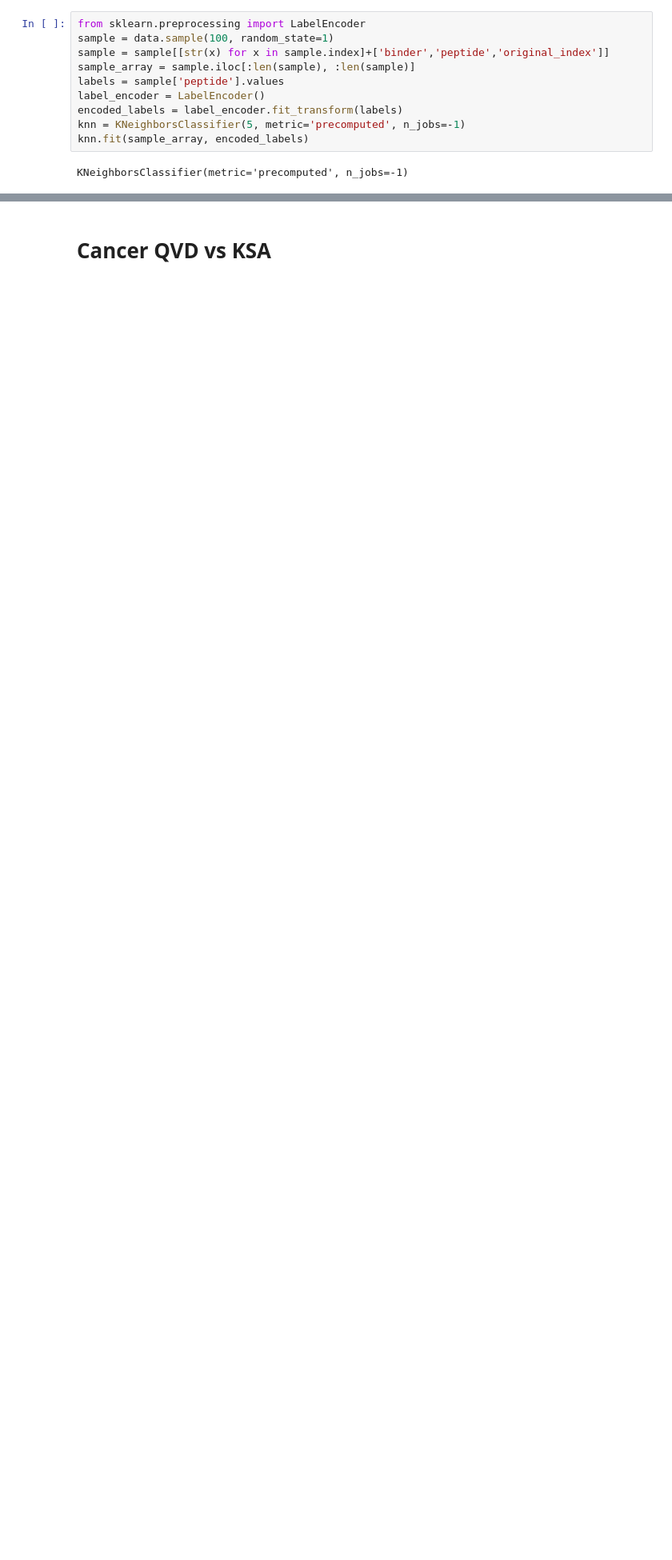
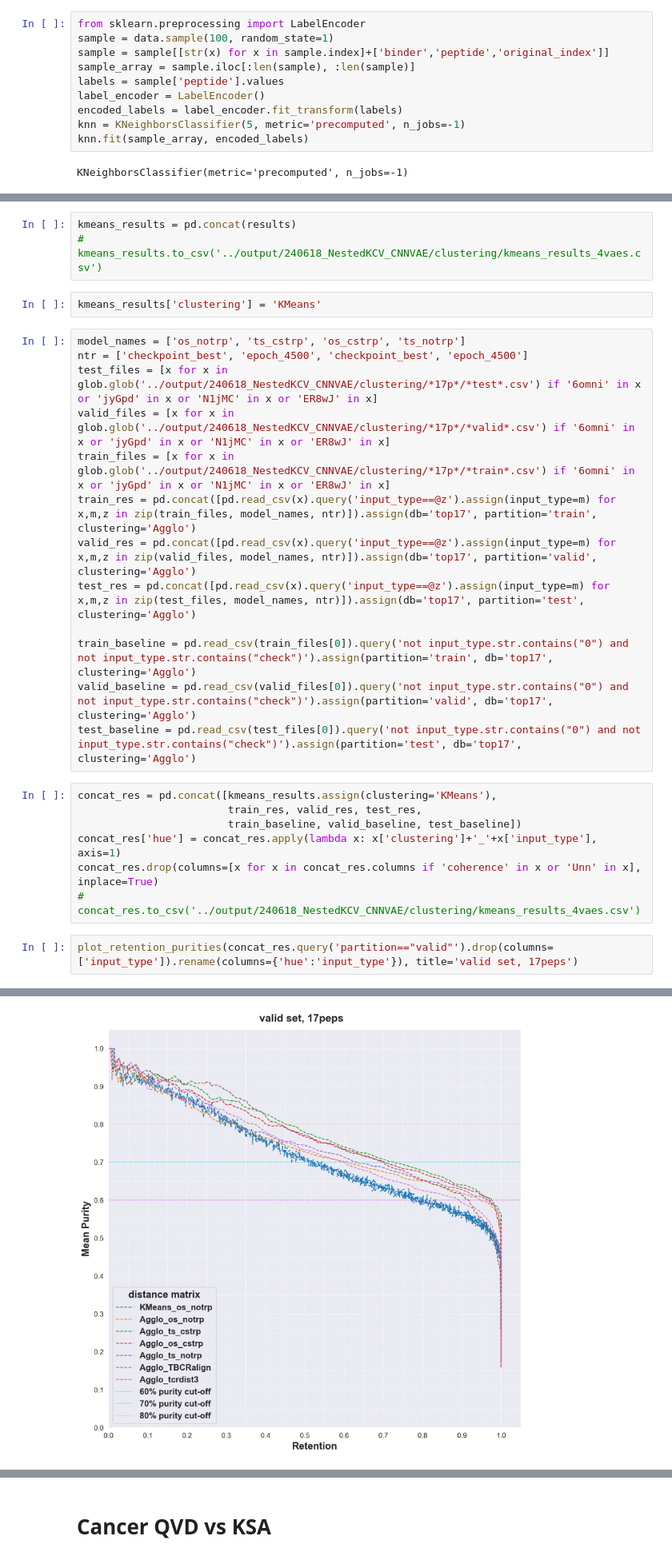
Before and after one commit to richieYT-wan/tclustr, a Jupyter notebook: notebooks/240916_extra_experiments.ipynb, the cells around one changed output, grey strips where cells are left out. Shown at 80% size. Cells and saved outputs as stored; diff of their text form; blank space fills up the shorter version.

```diff
--- a/notebooks/240916_extra_experiments.ipynb
+++ b/notebooks/240916_extra_experiments.ipynb
@@ -210,0 +424,28 @@ def get_knn_rp(k, data
+# %%
+kmeans_results = pd.concat(results)
+# kmeans_results.to_csv('../output/240618_NestedKCV_CNNVAE/clustering/kmeans_results_4vaes.csv')
+# %%
+kmeans_results['clustering'] = 'KMeans'
+# %%
+model_names = ['os_notrp', 'ts_cstrp', 'os_cstrp', 'ts_notrp']
+ntr = ['checkpoint_best', 'epoch_4500', 'checkpoint_best', 'epoch_4500']
+test_files = [x for x in glob.glob('../output/240618_NestedKCV_CNNVAE/clustering/*17p*/*test*.csv') if '6omni' in x or 'jyGpd' in x or 'N1jMC' in x or 'ER8wJ' in x]
+valid_files = [x for x in glob.glob('../output/240618_NestedKCV_CNNVAE/clustering/*17p*/*valid*.csv') if '6omni' in x or 'jyGpd' in x or 'N1jMC' in x or 'ER8wJ' in x]
+train_files = [x for x in glob.glob('../output/240618_NestedKCV_CNNVAE/clustering/*17p*/*train*.csv') if '6omni' in x or 'jyGpd' in x or 'N1jMC' in x or 'ER8wJ' in x]
+train_res = pd.concat([pd.read_csv(x).query('input_type==@z').assign(input_type=m) for x,m,z in zip(train_files, model_names, ntr)]).assign(db='top17', partition='train', clustering='Agglo')
+valid_res = pd.concat([pd.read_csv(x).query('input_type==@z').assign(input_type=m) for x,m,z in zip(valid_files, model_names, ntr)]).assign(db='top17', partition='valid', clustering='Agglo')
+test_res = pd.concat([pd.read_csv(x).query('input_type==@z').assign(input_type=m) for x,m,z in zip(test_files, model_names, ntr)]).assign(db='top17', partition='test', clustering='Agglo')
+
+train_baseline = pd.read_csv(train_files[0]).query('not input_type.str.contains("0") and not input_type.str.contains("check")').assign(partition='train', db='top17', clustering='Agglo')
+valid_baseline = pd.read_csv(valid_files[0]).query('not input_type.str.contains("0") and not input_type.str.contains("check")').assign(partition='valid', db='top17', clustering='Agglo')
+test_baseline = pd.read_csv(test_files[0]).query('not input_type.str.contains("0") and not input_type.str.contains("check")').assign(partition='test', db='top17', clustering='Agglo')
+# %%
+concat_res = pd.concat([kmeans_results.assign(clustering='KMeans'),
+                        train_res, valid_res, test_res,
+                        train_baseline, valid_baseline, test_baseline])
+concat_res['hue'] = concat_res.apply(lambda x: x['clustering']+'_'+x['input_type'], axis=1)
+concat_res.drop(columns=[x for x in concat_res.columns if 'coherence' in x or 'Unn' in x], inplace=True)
+# concat_res.to_csv('../output/240618_NestedKCV_CNNVAE/clustering/kmeans_results_4vaes.csv')
+# %%
+plot_retention_purities(concat_res.query('partition=="valid"').drop(columns=['input_type']).rename(columns={'hue':'input_type'}), title='valid set, 17peps')
+# %% [output]
@@ -210,0 +454 @@ def get_knn_rp(k, data
+[figure, added]
```
Also changed, not shown: parts of 21 cells of this notebook, 4 other files.
